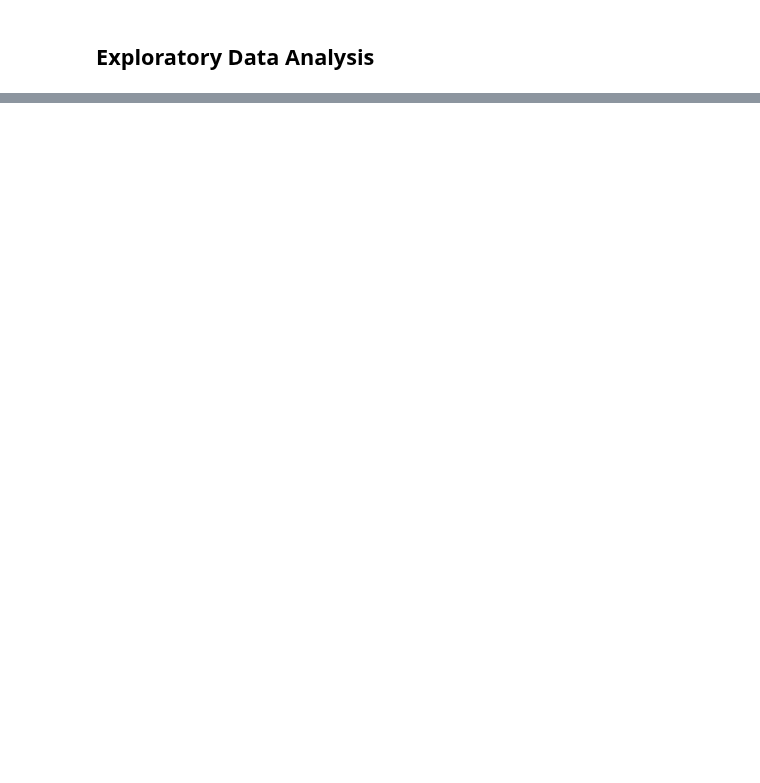
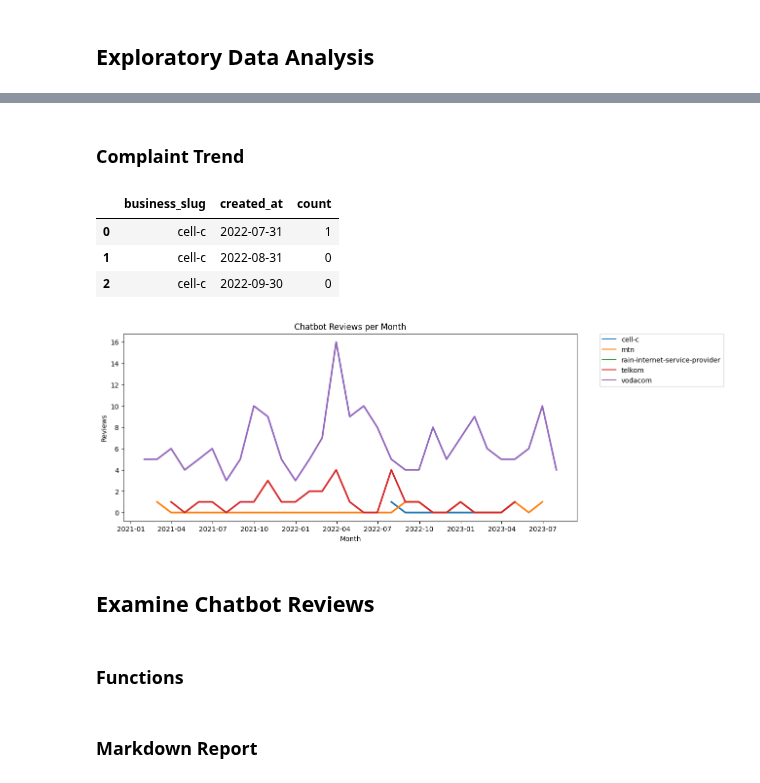
Before and after one commit to JohnnyFoulds/dsm050-2023-apr, a Jupyter notebook: notebooks/01_hellopeter/01-05_combine_cllassifications.ipynb, the cells around one changed output, grey strips where cells are left out. Saved outputs shown, nothing was run; the diff lists cells and outputs as text; code cells hidden in the pictures; blank space fills up the shorter version.

Commit message:
Created markdown report

```diff
--- a/notebooks/01_hellopeter/01-05_combine_cllassifications.ipynb
+++ b/notebooks/01_hellopeter/01-05_combine_cllassifications.ipynb
@@ -137,0 +148,36 @@ display(df_chatbot_classifications.head())
+# %% [markdown]
+### Complaint Trend
+# %%
+df_grouped = df_chatbot_classifications \
+    .groupby('business_slug') \
+    .resample('M', on='created_at') \
+    .count()['id'].rename('count') \
+    .reset_index()
+
+display(df_grouped.head(3))
+# %% [output]
+|  | business_slug | created_at | count |
+| 0 | cell-c | 2022-07-31 | 1 |
+| 1 | cell-c | 2022-08-31 | 0 |
+| 2 | cell-c | 2022-09-30 | 0 |
+# %%
+plt.figure(figsize=(12, 5))
+
+sns.lineplot(
+    data=df_grouped,
+    x='created_at',
+    y='count',
+    hue='business_slug',
+    linewidth=2.5).set(
+        title='Chatbot Reviews per Month',
+        xlabel='Month',
+        ylabel='Reviews')
+
+plt.legend(bbox_to_anchor=(1.05, 1), loc=2, borderaxespad=0.)
+plt.show()
+# %% [output]
+[figure, added]
+# %% [markdown]
+## Examine Chatbot Reviews
+# %% [markdown]
+### Functions
@@ -137,0 +202,2 @@ display(df_chatbot_classifications.head())
+# %% [markdown]
+### Markdown Report
```
Also changed, not shown: parts of 6 cells of this notebook, 1 other file.
